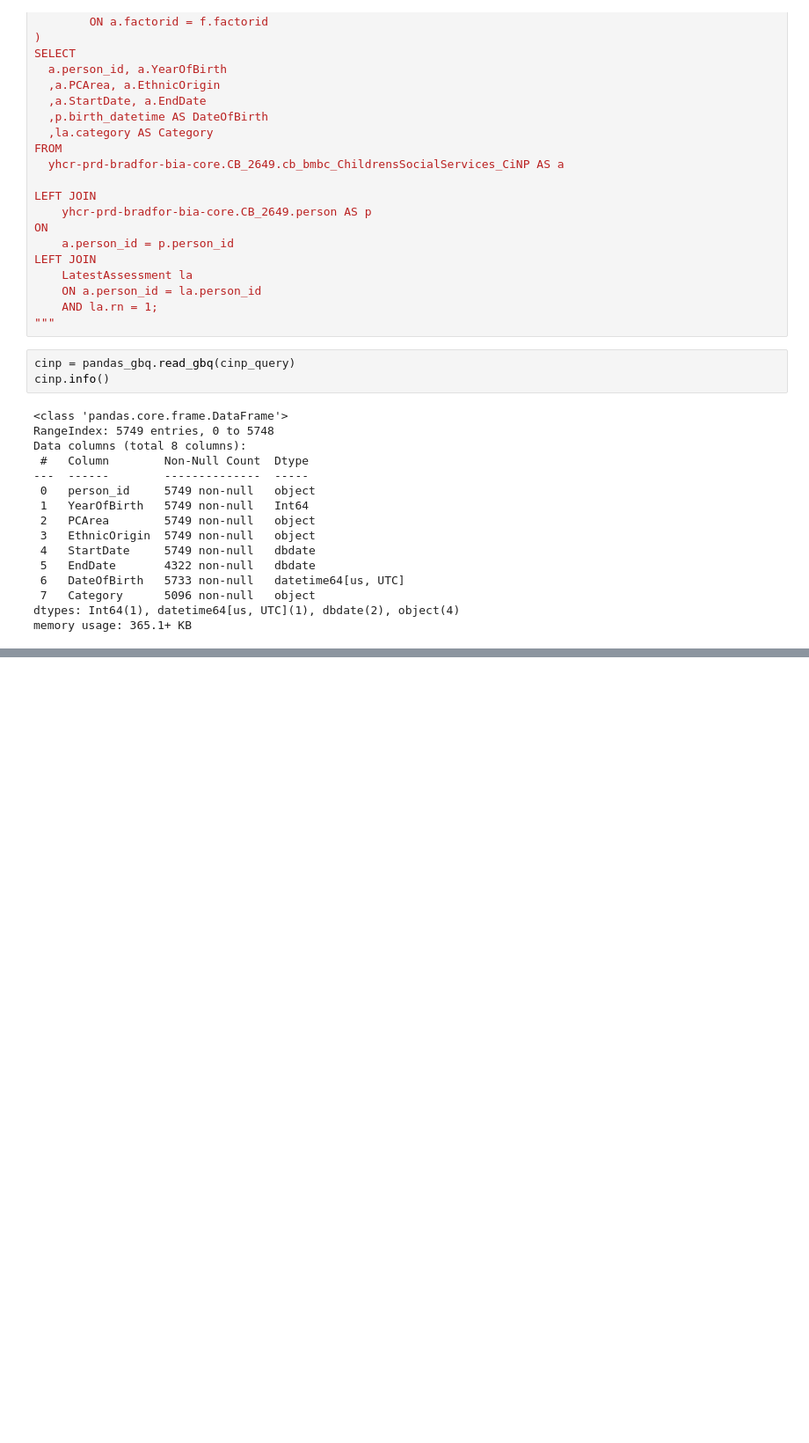
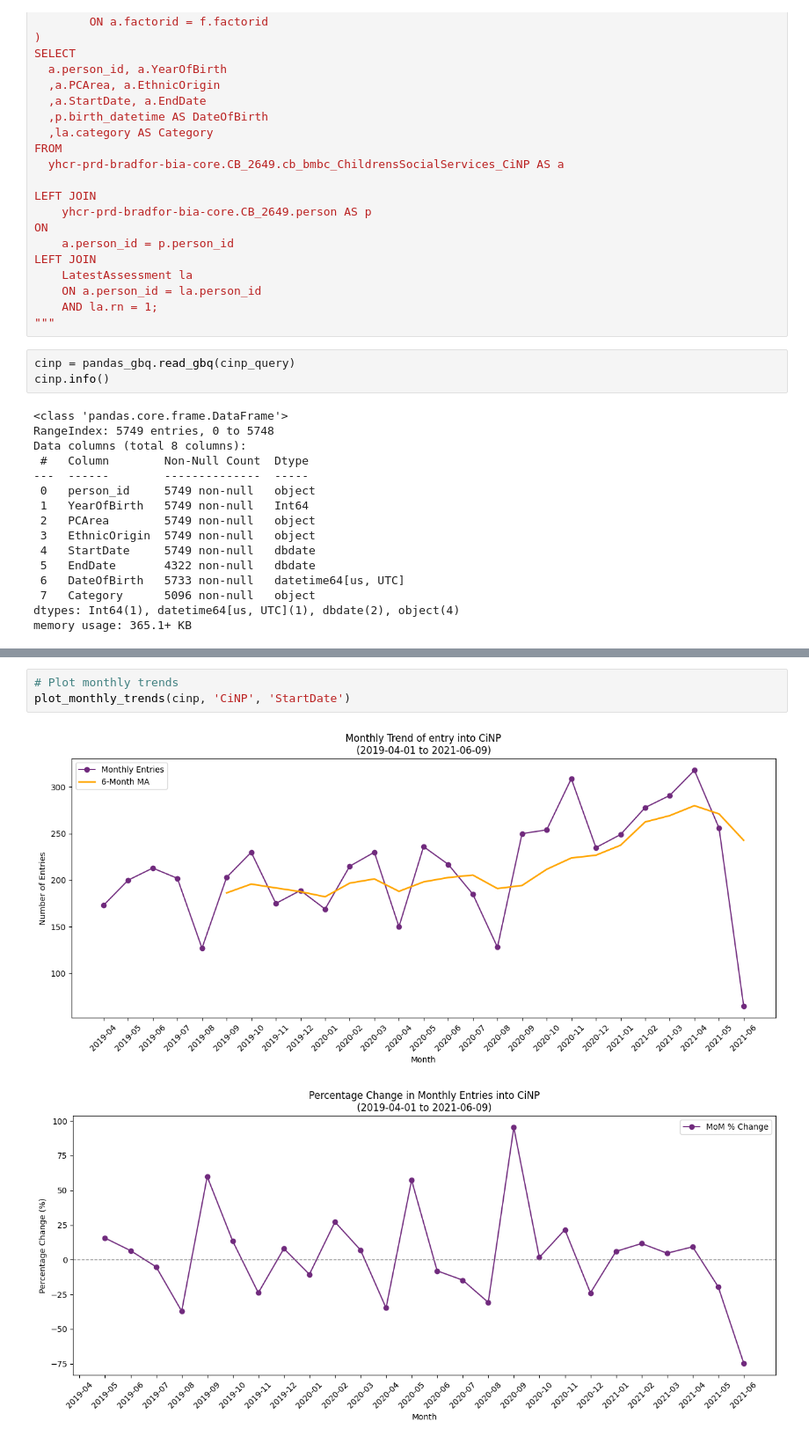
Before and after one commit to ConnectedBradford/CB_2649, a Jupyter notebook: notebooks/cinp_demographic_analysis.ipynb, the cells around one changed output, grey strips where cells are left out. Shown at 88% size. Cells and saved outputs as stored; diff of their text form; blank space fills up the shorter version.

```diff
--- a/notebooks/cinp_demographic_analysis.ipynb
+++ b/notebooks/cinp_demographic_analysis.ipynb
@@ -78,0 +150,6 @@ memory usage: 365.1+ KB
+# %%
+# Plot monthly trends
+plot_monthly_trends(cinp, 'CiNP', 'StartDate')
+# %% [output]
+[figure, added]
+[figure, added]
```
Also changed, not shown: parts of 16 cells of this notebook, 1 other file.
